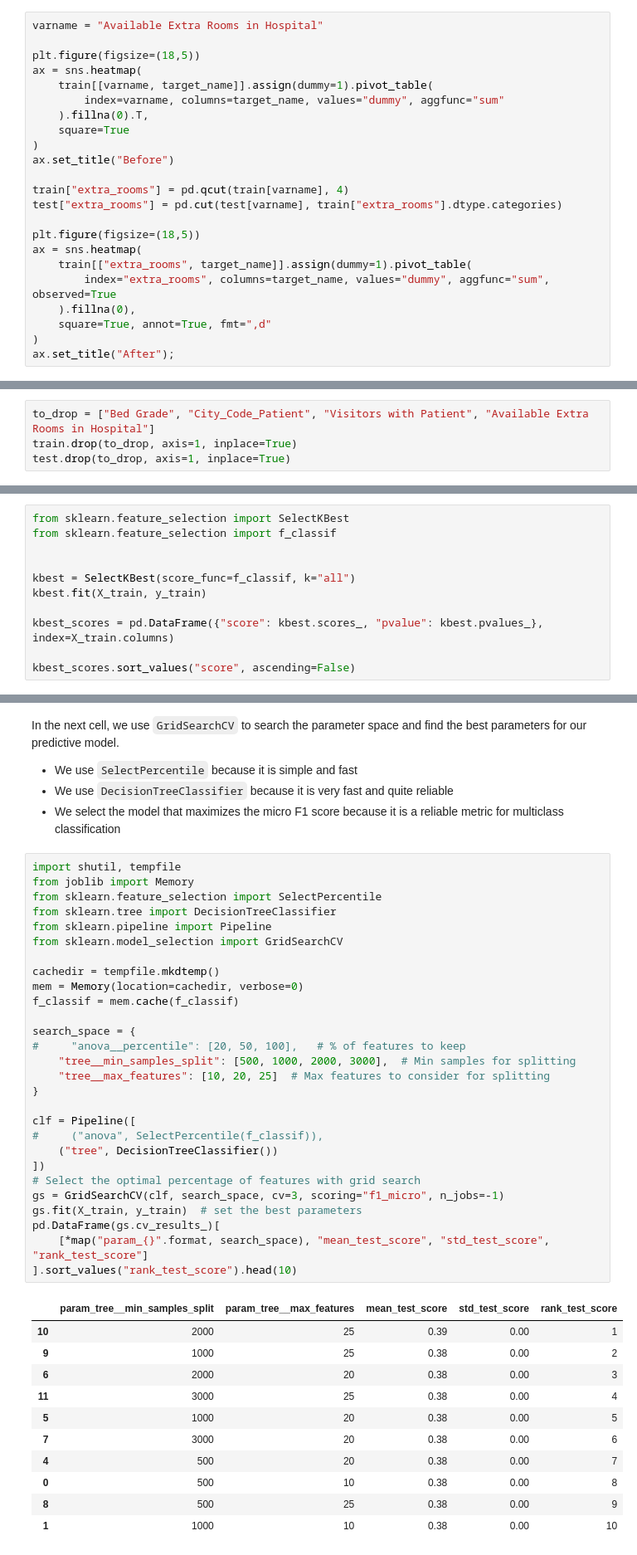
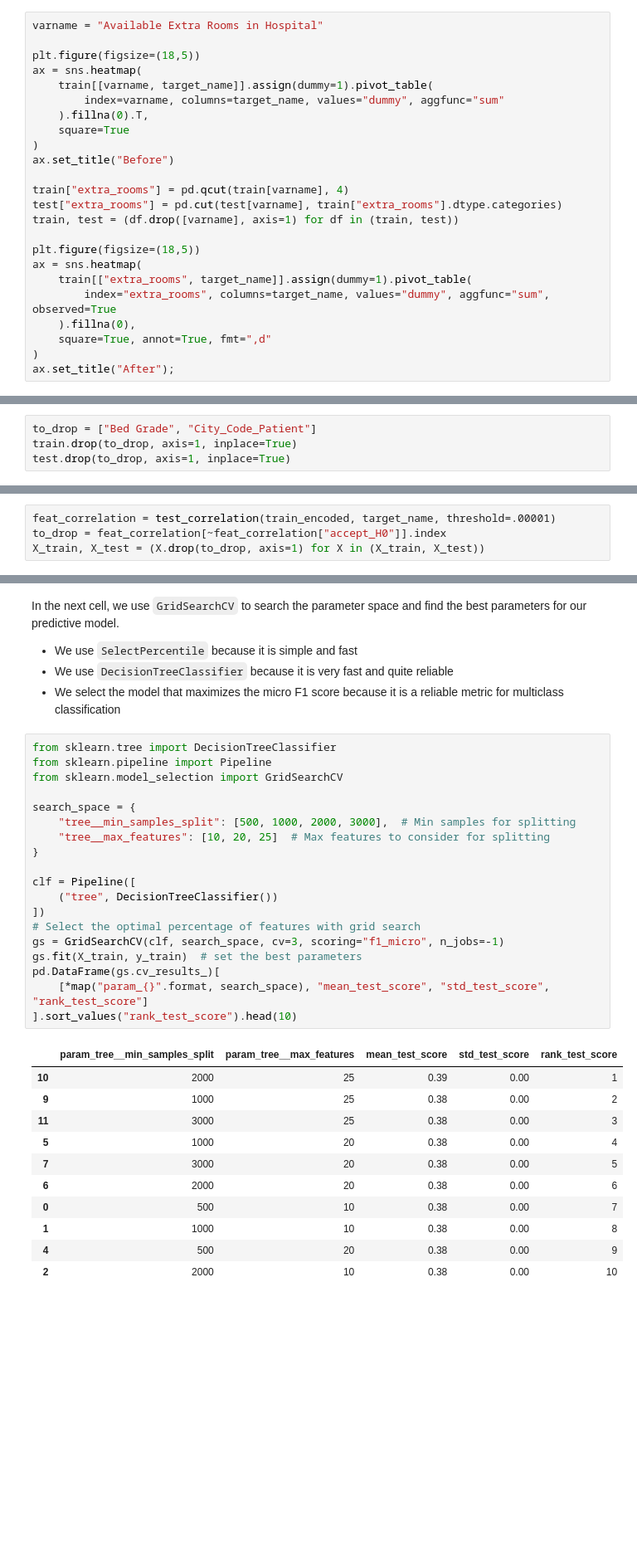
Before and after one commit to qmeeus/cluepoint-case, a Jupyter notebook: exercise1/StayLengthPrediction.ipynb, the cells around one changed output, grey strips where cells are left out. Shown at 83% size. Cells and saved outputs as stored; diff of their text form; blank space fills up the shorter version.

```diff
--- a/exercise1/StayLengthPrediction.ipynb
+++ b/exercise1/StayLengthPrediction.ipynb
@@ -169,6 +171,7 @@ ax.set_title("Before")
 
 train["extra_rooms"] = pd.qcut(train[varname], 4)
 test["extra_rooms"] = pd.cut(test[varname], train["extra_rooms"].dtype.categories)
+train, test = (df.drop([varname], axis=1) for df in (train, test))
 
 plt.figure(figsize=(18,5))
 ax = sns.heatmap(
@@ -360,4 +369,4 @@ Bed Grade City_Code_Patient
 # %%
-to_drop = ["Bed Grade", "City_Code_Patient", "Visitors with Patient", "Available Extra Rooms in Hospital"]
+to_drop = ["Bed Grade", "City_Code_Patient"]
 train.drop(to_drop, axis=1, inplace=True)
 test.drop(to_drop, axis=1, inplace=True)
@@ -489,11 +491,0 @@ We use the `SelectKBest` from `sklearn.feature_selection` to compute the ANOVA s
-# %%
-from sklearn.feature_selection import SelectKBest
-from sklearn.feature_selection import f_classif
-
-
-kbest = SelectKBest(score_func=f_classif, k="all")
-kbest.fit(X_train, y_train)
-
-kbest_scores = pd.DataFrame({"score": kbest.scores_, "pvalue": kbest.pvalues_}, index=X_train.columns)
-
-kbest_scores.sort_values("score", ascending=False)
@@ -523,0 +492,4 @@ Many features have low explanability. We need to remove them from our model. For
+# %%
+feat_correlation = test_correlation(train_encoded, target_name, threshold=.00001)
+to_drop = feat_correlation[~feat_correlation["accept_H0"]].index
+X_train, X_test = (X.drop(to_drop, axis=1) for X in (X_train, X_test))
@@ -529,45 +503,36 @@ Many features have low explanability. We need to remove them from our model. For
   - We use `DecisionTreeClassifier` because it is very fast and quite reliable
   - We select the model that maximizes the micro F1 score because it is a reliable metric for multiclass classification
 # %%
-import shutil, tempfile
-from joblib import Memory
-from sklearn.feature_selection import SelectPercentile
 from sklearn.tree import DecisionTreeClassifier
 from sklearn.pipeline import Pipeline
 from sklearn.model_selection import GridSearchCV
 
-cachedir = tempfile.mkdtemp()
-mem = Memory(location=cachedir, verbose=0)
-f_classif = mem.cache(f_classif)
-
 search_space = {
-#     "anova__percentile": [20, 50, 100],   # % of features to keep
     "tree__min_samples_split": [500, 1000, 2000, 3000],  # Min samples for splitting
     "tree__max_features": [10, 20, 25]  # Max features to consider for splitting
 }
 
 clf = Pipeline([
-#     ("anova", SelectPercentile(f_classif)),
     ("tree", DecisionTreeClassifier())
 ])
 # Select the optimal percentage of features with grid search
 gs = GridSearchCV(clf, search_space, cv=3, scoring="f1_micro", n_jobs=-1)
 gs.fit(X_train, y_train)  # set the best parameters
 pd.DataFrame(gs.cv_results_)[
     [*map("param_{}".format, search_space), "mean_test_score", "std_test_score", "rank_test_score"]
 ].sort_values("rank_test_score").head(10)
 # %% [output]
 |  | param_tree__min_samples_split | param_tree__max_features | mean_test_score | std_test_score | rank_test_score |
 | 10 | 2000 | 25 | 0.39 | 0.00 | 1 |
 | 9 | 1000 | 25 | 0.38 | 0.00 | 2 |
-| 6 | 2000 | 20 | 0.38 | 0.00 | 3 |
-| 11 | 3000 | 25 | 0.38 | 0.00 | 4 |
-| 5 | 1000 | 20 | 0.38 | 0.00 | 5 |
-| 7 | 3000 | 20 | 0.38 | 0.00 | 6 |
-| 4 | 500 | 20 | 0.38 | 0.00 | 7 |
-| 0 | 500 | 10 | 0.38 | 0.00 | 8 |
-| 8 | 500 | 25 | 0.38 | 0.00 | 9 |
-| 1 | 1000 | 10 | 0.38 | 0.00 | 10 |
+| 11 | 3000 | 25 | 0.38 | 0.00 | 3 |
+| 5 | 1000 | 20 | 0.38 | 0.00 | 4 |
+| 7 | 3000 | 20 | 0.38 | 0.00 | 5 |
+| 6 | 2000 | 20 | 0.38 | 0.00 | 6 |
+| 0 | 500 | 10 | 0.38 | 0.00 | 7 |
+| 1 | 1000 | 10 | 0.38 | 0.00 | 8 |
+| 4 | 500 | 20 | 0.38 | 0.00 | 9 |
+| 2 | 2000 | 10 | 0.38 | 0.00 | 10 |
 # %% [markdown]
 ## Results
 
```
Also changed, not shown: parts of 13 cells of this notebook, 4 other files.
